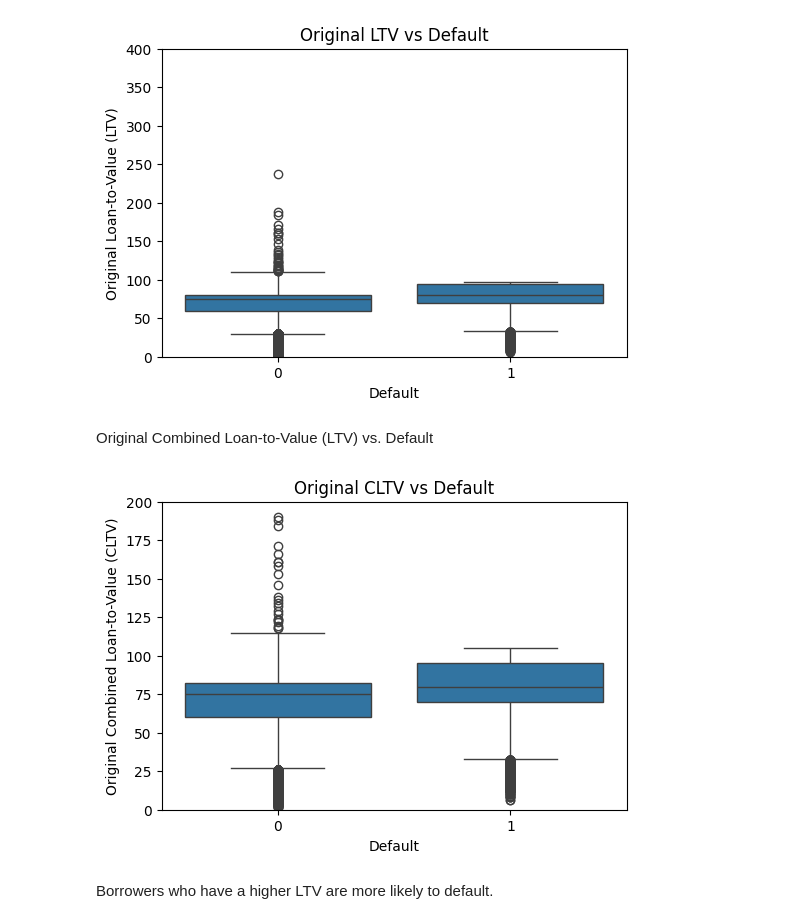
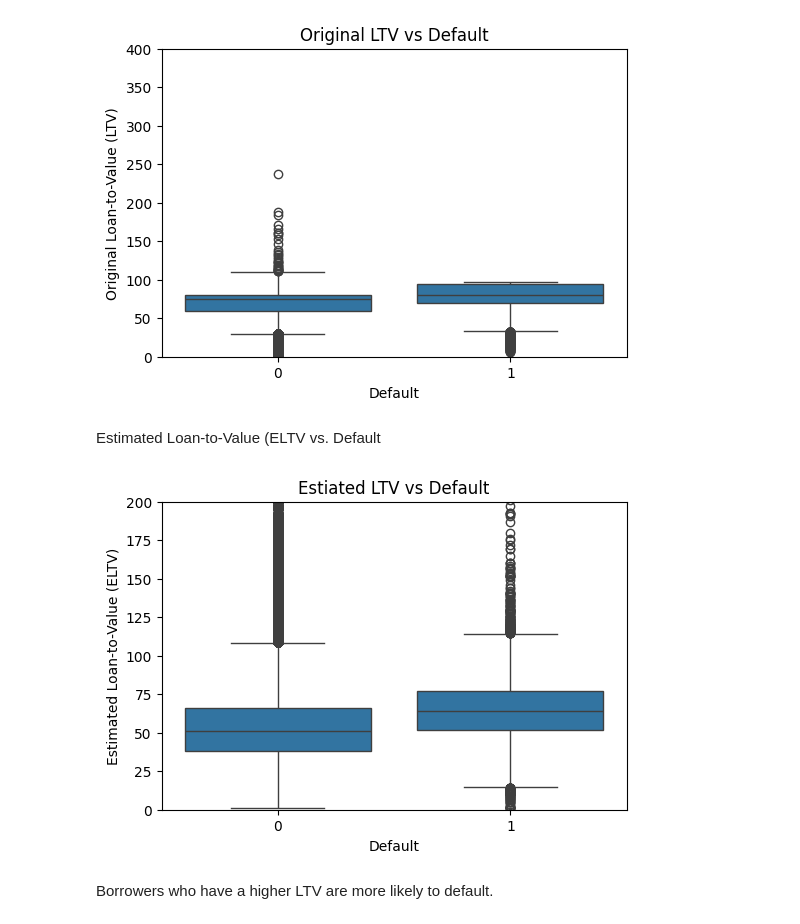
Before and after one commit to JoyWu-302121/Mortgage_Default_Predict, a Jupyter notebook: Code/EDA.ipynb, the cells around one changed output. Cells and saved outputs as stored; diff of their text form; code cells hidden in the pictures.

```diff
--- a/Code/EDA.ipynb
+++ b/Code/EDA.ipynb
@@ -372,21 +376,21 @@ plt.show()
 # %% [output]
 [figure]
 # %% [markdown]
-Original Combined Loan-to-Value (LTV) vs. Default
+Estimated Loan-to-Value (ELTV vs. Default
 # %%
-df['Original Combined Loan-to-Value (CLTV)'] = pd.to_numeric(df['Original Combined Loan-to-Value (CLTV)'], errors='coerce')
-df['Original Combined Loan-to-Value (CLTV)'] = df['Original Combined Loan-to-Value (CLTV)'].apply(
+df['Estimated Loan-to-Value (ELTV)'] = pd.to_numeric(df['Estimated Loan-to-Value (ELTV)'], errors='coerce')
+df['Estimated Loan-to-Value (ELTV)'] = df['Estimated Loan-to-Value (ELTV)'].apply(
     lambda x: 999 if pd.isna(x) else x
 )
 
 ### plot
 plt.figure(figsize=(6, 4))
-sns.boxplot(x='Default', y='Original Combined Loan-to-Value (CLTV)', data= df[df['Original Combined Loan-to-Value (CLTV)'] != 999])  # Exclude missing (999)
-plt.title('Original CLTV vs Default')
+sns.boxplot(x='Default', y='Estimated Loan-to-Value (ELTV)', data= df[df['Estimated Loan-to-Value (ELTV)'] != 999])  # Exclude missing (999)
+plt.title('Estiated LTV vs Default')
 plt.ylim(0, 200)  # Reasonable upper limit for CLTV
 plt.show()
 # %% [output]
-[figure, old version]
+[figure, new version]
 # %% [markdown]
 Borrowers who have a higher LTV are more likely to default.
 # %% [markdown]
```
Also changed, not shown: parts of 3 cells of this notebook, 20 other files.
